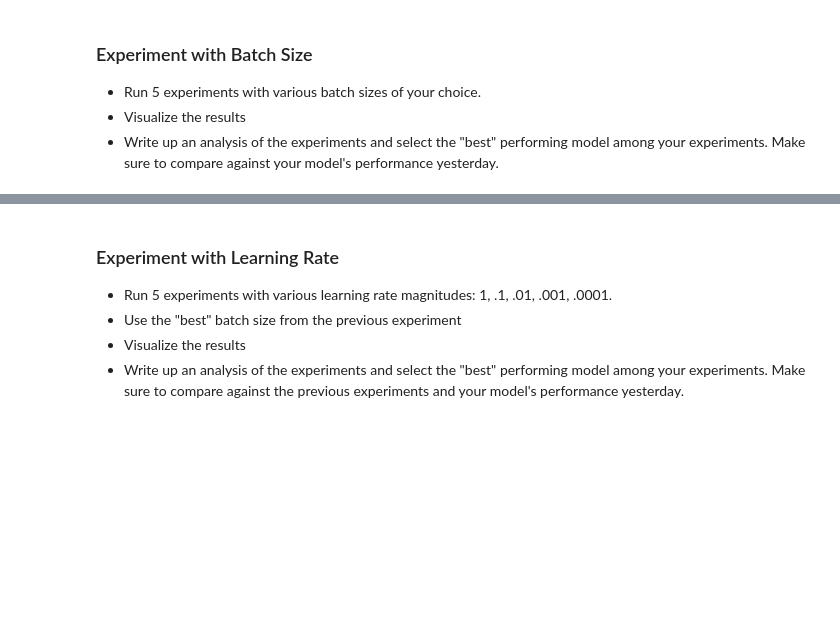
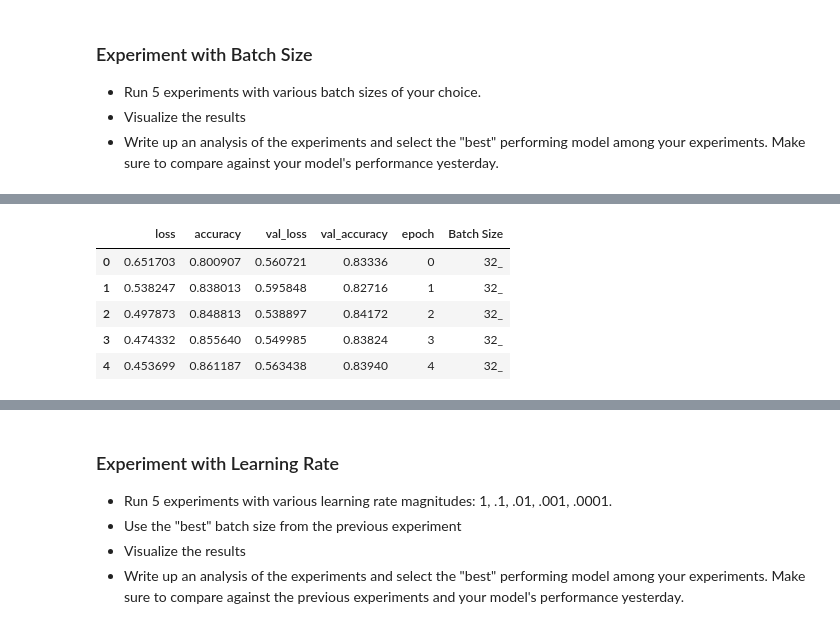
Before and after one commit to minh14496/DS-Unit-4-Sprint-2-Neural-Networks, a Jupyter notebook: module2-Train/LS_DS_422_Train_Assignment.ipynb, the cells around one changed output, grey strips where cells are left out. Saved outputs shown, nothing was run; the diff lists cells and outputs as text; code cells hidden in the pictures; blank space fills up the shorter version.

```diff
--- a/module2-Train/LS_DS_422_Train_Assignment.ipynb
+++ b/module2-Train/LS_DS_422_Train_Assignment.ipynb
@@ -323,0 +427,3 @@ Using our **create_model** model building function, conduct the following experi
+# %%
+model = create_model()
+bt_1 = model.fit(X_train_scaled, y_train, batch_size=5, validation_data=(X_test_scaled, y_test), epochs=5)
@@ -323,0 +483,21 @@ Using our **create_model** model building function, conduct the following experi
+# %%
+batch_sizes = []
+
+for exp, result in zip([bt_default, bt_1, bt_2, bt_3, bt_4], ["32_", "5_", "100_", "500_", "1000_"]):
+
+    df = pd.DataFrame.from_dict(exp.history)
+    df['epoch'] = df.index.values
+    df['Batch Size'] = result
+
+    batch_sizes.append(df)
+
+df = pd.concat(batch_sizes)
+df['Batch Size'] = df['Batch Size'].astype('str')
+df.head()
+# %% [output]
+|  | loss | accuracy | val_loss | val_accuracy | epoch | Batch Size |
+| 0 | 0.651703 | 0.800907 | 0.560721 | 0.83336 | 0 | 32_ |
+| 1 | 0.538247 | 0.838013 | 0.595848 | 0.82716 | 1 | 32_ |
+| 2 | 0.497873 | 0.848813 | 0.538897 | 0.84172 | 2 | 32_ |
+| 3 | 0.474332 | 0.855640 | 0.549985 | 0.83824 | 3 | 32_ |
+| 4 | 0.453699 | 0.861187 | 0.563438 | 0.83940 | 4 | 32_ |
```
Also changed, not shown: parts of 41 cells of this notebook, 20 other files.
